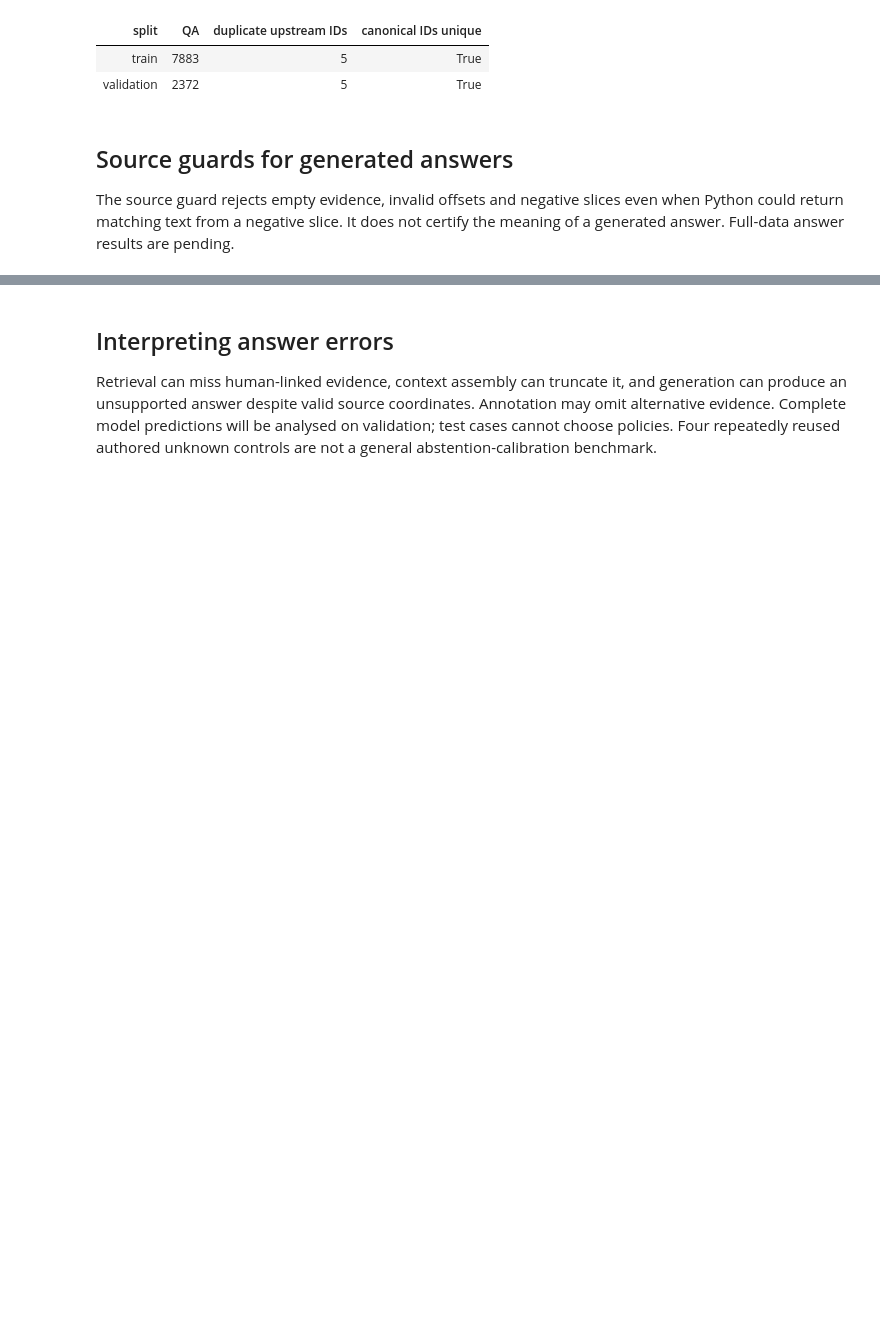
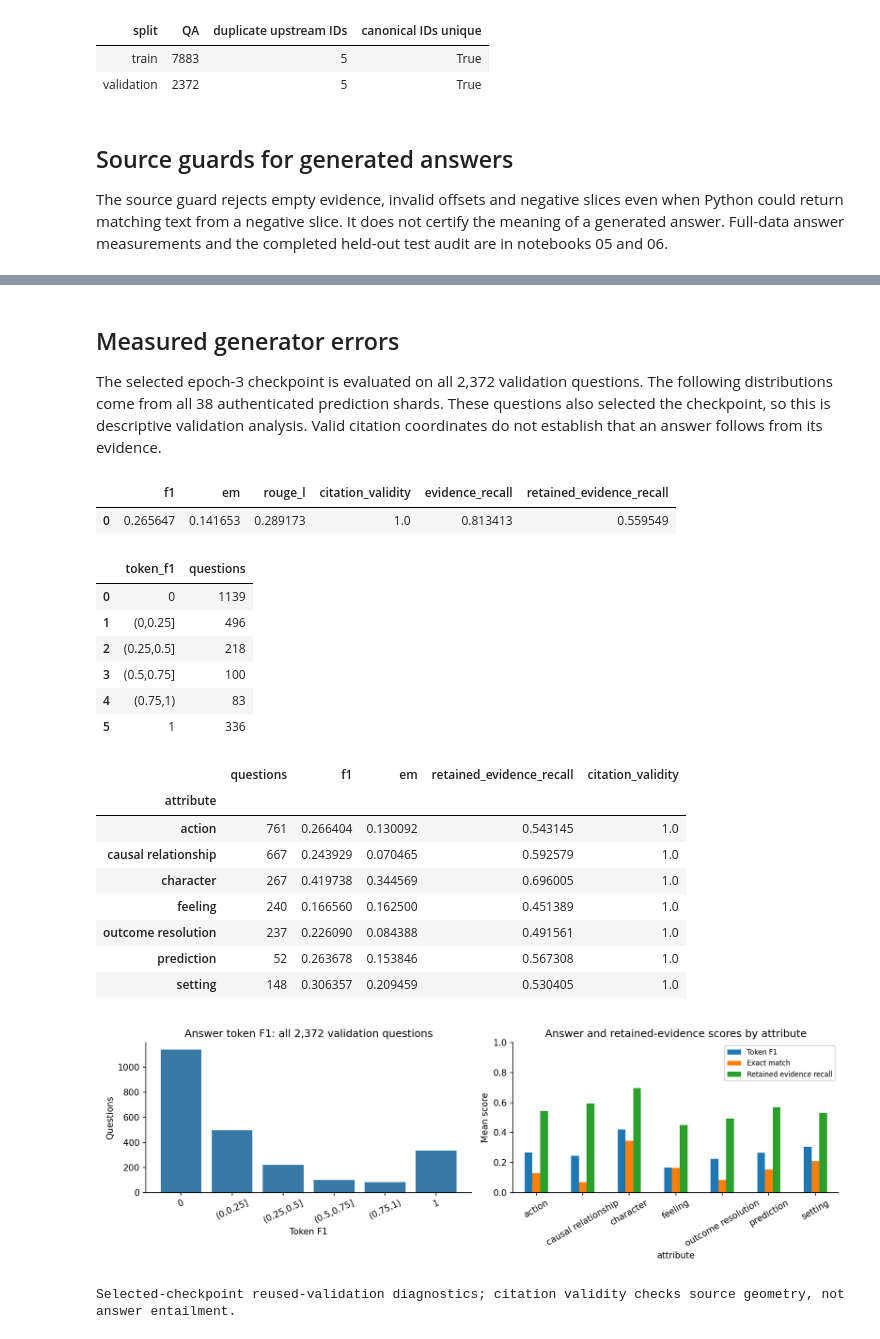
Before and after one commit to Ayano123587/thematic-literature-rag, a Jupyter notebook: notebooks/03_citation_and_error_analysis.ipynb, the cells around one changed output, grey strips where cells are left out. Saved outputs shown, nothing was run; the diff lists cells and outputs as text; code cells hidden in the pictures; blank space fills up the shorter version.

```diff
--- a/notebooks/03_citation_and_error_analysis.ipynb
+++ b/notebooks/03_citation_and_error_analysis.ipynb
@@ -441,7 +441,7 @@ Actual all-training/validation identity audit
 
 The source guard rejects empty evidence, invalid offsets and negative slices
 even when Python could return matching text from a negative slice. It does not
-certify the meaning of a generated answer. Full-data answer results are pending.
+certify the meaning of a generated answer. Full-data answer measurements and the completed held-out test audit are in notebooks 05 and 06.
 # %%
 def verify_story(story):
     if not isinstance(story, dict) or not isinstance(story.get("text"), str):
@@ -520,10 +520,58 @@ Actually executed source invariants; not QA accuracy
 | deliberate source mutations rejected | 3 |
 [drawing not drawn]
 # %% [markdown]
-## Interpreting answer errors
+## Measured generator errors
 
-Retrieval can miss human-linked evidence, context assembly can truncate it, and
-generation can produce an unsupported answer despite valid source coordinates.
-Annotation may omit alternative evidence. Complete model predictions will be
-analysed on validation; test cases cannot choose policies. Four repeatedly reused
-authored unknown controls are not a general abstention-calibration benchmark.
+The selected epoch-3 checkpoint is evaluated on all 2,372 validation questions. The following distributions come from all 38 authenticated prediction shards. These questions also selected the checkpoint, so this is descriptive validation analysis. Valid citation coordinates do not establish that an answer follows from its evidence.
+# %%
+import pandas as pd
+import matplotlib.pyplot as plt
+from IPython.display import display, Image
+
+diagnostics = read_json("docs/full-generator-diagnostics.json")
+assert diagnostics["rows"] == 2372 and diagnostics["epoch"] == 3
+assert diagnostics["test_accessed"] is False
+assert len(diagnostics["shard_sha256"]) == 38
+assert sum(row["questions"] for row in diagnostics["f1_distribution"]) == 2372
+assert sum(row["questions"] for row in diagnostics["attributes"]) == 2372
+
+display(pd.DataFrame([diagnostics["means"]]))
+distribution = pd.DataFrame(diagnostics["f1_distribution"])
+attributes = pd.DataFrame(diagnostics["attributes"]).set_index("attribute")
+display(distribution)
+display(attributes)
+
+fig, axes = plt.subplots(1, 2, figsize=(12, 4))
+axes[0].bar(distribution.token_f1, distribution.questions, color="#3979a5")
+axes[0].set(title="Answer token F1: all 2,372 validation questions", xlabel="Token F1", ylabel="Questions")
+axes[0].tick_params(axis="x", rotation=25)
+attributes[["f1", "em", "retained_evidence_recall"]].plot.bar(ax=axes[1], rot=30)
+axes[1].set(title="Answer and retained-evidence scores by attribute", ylabel="Mean score", ylim=(0, 1))
+axes[1].legend(["Token F1", "Exact match", "Retained evidence recall"], fontsize=8)
+fig.tight_layout()
+figure = ROOT / "assets/plots/full-generator-error-diagnostics.png"
+fig.savefig(figure, dpi=150)
+plt.close(fig)
+display(Image(filename=str(figure)))
+print(diagnostics["interpretation"])
+# %% [output]
+|  | f1 | em | rouge_l | citation_validity | evidence_recall | retained_evidence_recall |
+| 0 | 0.265647 | 0.141653 | 0.289173 | 1.0 | 0.813413 | 0.559549 |
+|  | token_f1 | questions |
+| 0 | 0 | 1139 |
+| 1 | (0,0.25] | 496 |
+| 2 | (0.25,0.5] | 218 |
+| 3 | (0.5,0.75] | 100 |
+| 4 | (0.75,1) | 83 |
+| 5 | 1 | 336 |
+|  | questions | f1 | em | retained_evidence_recall | citation_validity |
+| attribute |  |  |  |  |  |
+| action | 761 | 0.266404 | 0.130092 | 0.543145 | 1.0 |
+| causal relationship | 667 | 0.243929 | 0.070465 | 0.592579 | 1.0 |
+| character | 267 | 0.419738 | 0.344569 | 0.696005 | 1.0 |
+| feeling | 240 | 0.166560 | 0.162500 | 0.451389 | 1.0 |
+| outcome resolution | 237 | 0.226090 | 0.084388 | 0.491561 | 1.0 |
+| prediction | 52 | 0.263678 | 0.153846 | 0.567308 | 1.0 |
+| setting | 148 | 0.306357 | 0.209459 | 0.530405 | 1.0 |
+[figure, added]
+Selected-checkpoint reused-validation diagnostics; citation validity checks source geometry, not answer entailment.
```
Also changed, not shown: parts of 1 cell of this notebook, 23 other files.
